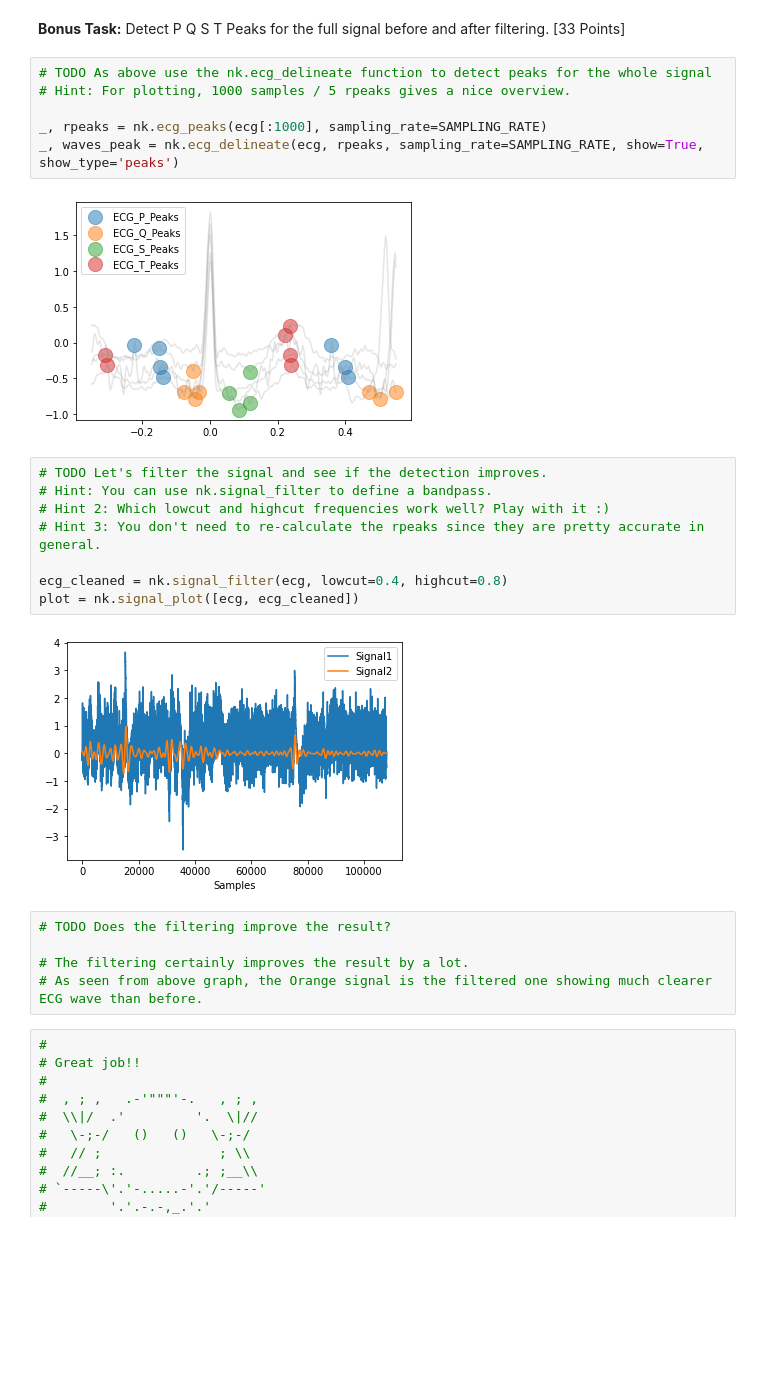
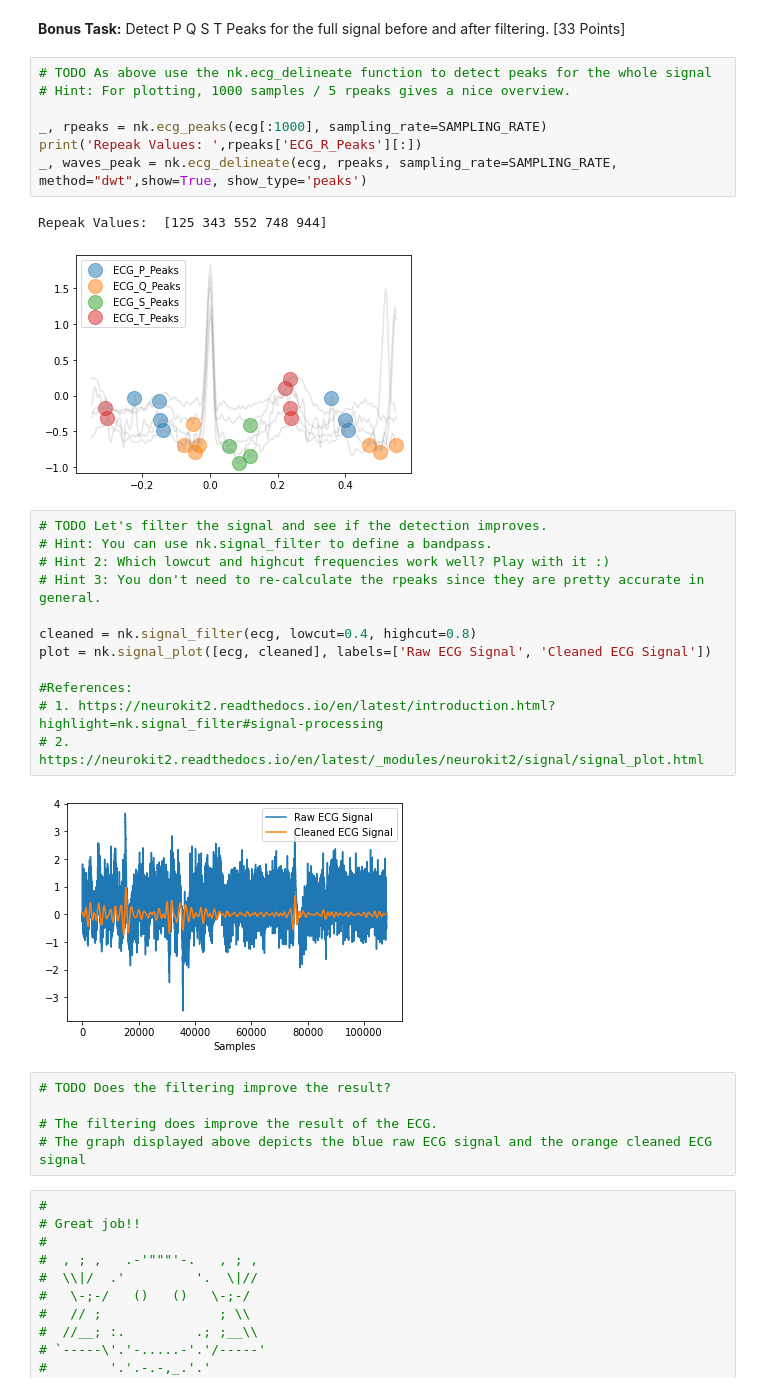
Before and after one commit to bostongfx/cs480student, a Jupyter notebook: 01/CS480_Assignment_1.ipynb, the cells around one changed output. Drawn from its saved outputs; the diff is of its cells as text; blank space fills up the shorter version.

```diff
--- a/01/CS480_Assignment_1.ipynb
+++ b/01/CS480_Assignment_1.ipynb
@@ -106,24 +125,30 @@ _, waves_peak = nk.ecg_delineate(ecg, rpeaks, sampling_rate=SAMPLING_RATE, show=
 # Hint: For plotting, 1000 samples / 5 rpeaks gives a nice overview.
 
 _, rpeaks = nk.ecg_peaks(ecg[:1000], sampling_rate=SAMPLING_RATE)
-_, waves_peak = nk.ecg_delineate(ecg, rpeaks, sampling_rate=SAMPLING_RATE, show=True, show_type='peaks')
+print('Repeak Values: ',rpeaks['ECG_R_Peaks'][:])
+_, waves_peak = nk.ecg_delineate(ecg, rpeaks, sampling_rate=SAMPLING_RATE, method="dwt",show=True, show_type='peaks')
 # %% [output]
+Repeak Values:  [125 343 552 748 944]
 [figure]
 # %%
 # TODO Let's filter the signal and see if the detection improves.
 # Hint: You can use nk.signal_filter to define a bandpass.
 # Hint 2: Which lowcut and highcut frequencies work well? Play with it :)
 # Hint 3: You don't need to re-calculate the rpeaks since they are pretty accurate in general.
 
-ecg_cleaned = nk.signal_filter(ecg, lowcut=0.4, highcut=0.8)
-plot = nk.signal_plot([ecg, ecg_cleaned])
+cleaned = nk.signal_filter(ecg, lowcut=0.4, highcut=0.8)
+plot = nk.signal_plot([ecg, cleaned], labels=['Raw ECG Signal', 'Cleaned ECG Signal'])
+
+#References:
+# 1. https://neurokit2.readthedocs.io/en/latest/introduction.html?highlight=nk.signal_filter#signal-processing
+# 2. https://neurokit2.readthedocs.io/en/latest/_modules/neurokit2/signal/signal_plot.html
 # %% [output]
-[figure, old version]
+[figure, new version]
 # %%
 # TODO Does the filtering improve the result?
 
-# The filtering certainly improves the result by a lot.
-# As seen from above graph, the Orange signal is the filtered one showing much clearer ECG wave than before.
+# The filtering does improve the result of the ECG.
+# The graph displayed above depicts the blue raw ECG signal and the orange cleaned ECG signal
 # %%
 #
 # Great job!!
```
Also changed, not shown: parts of 8 cells of this notebook.
